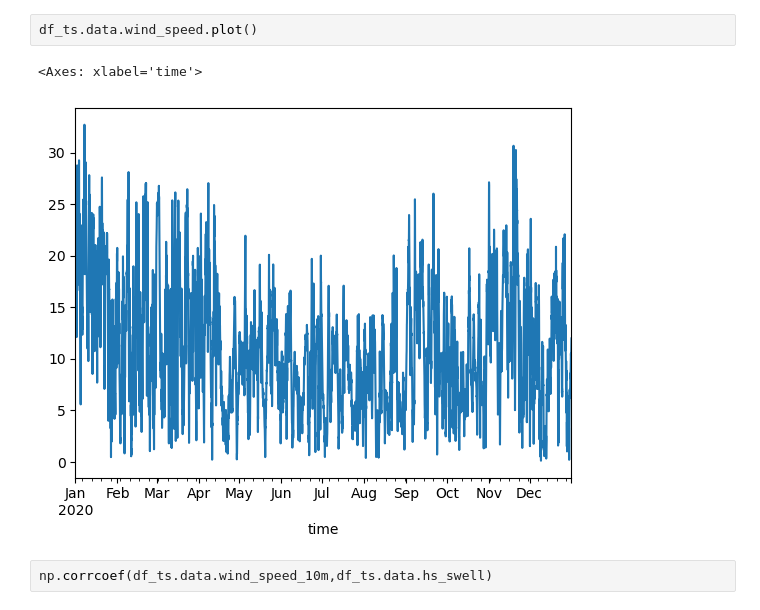
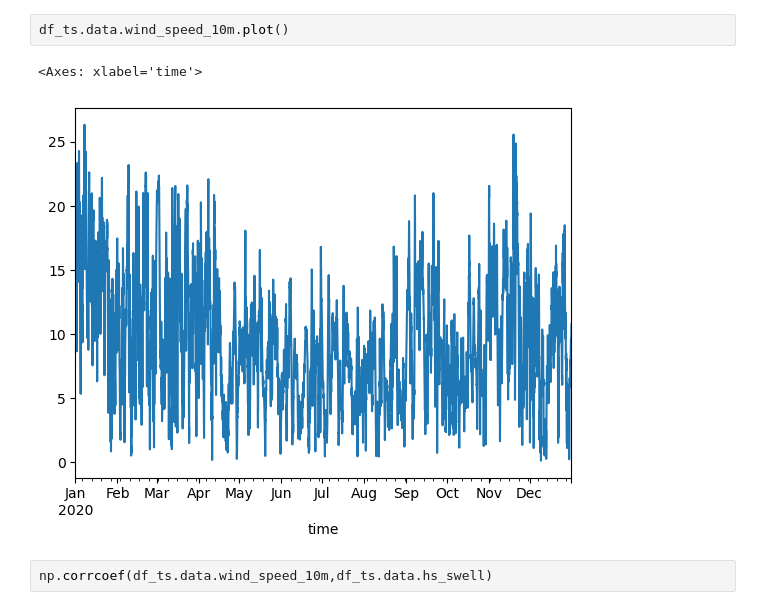
Before and after one commit to galendal/MAT100-datascience, a Jupyter notebook: content/NORA3.ipynb, the cells around one changed output. Drawn from its saved outputs; the diff is of its cells as text.

```diff
--- a/content/NORA3.ipynb
+++ b/content/NORA3.ipynb
@@ -44,8 +61,8 @@ AttributeError: 'DataFrame' object has no attribute 'header'
 # %%
-df_ts.data.wind_speed.plot()
+df_ts.data.wind_speed_10m.plot()
 # %% [output]
 <Axes: xlabel='time'>
-[figure, old version]
+[figure, new version]
 # %%
 np.corrcoef(df_ts.data.wind_speed_10m,df_ts.data.hs_swell)
 # %% [output]
```
Also changed, not shown: parts of 6 cells of this notebook.
